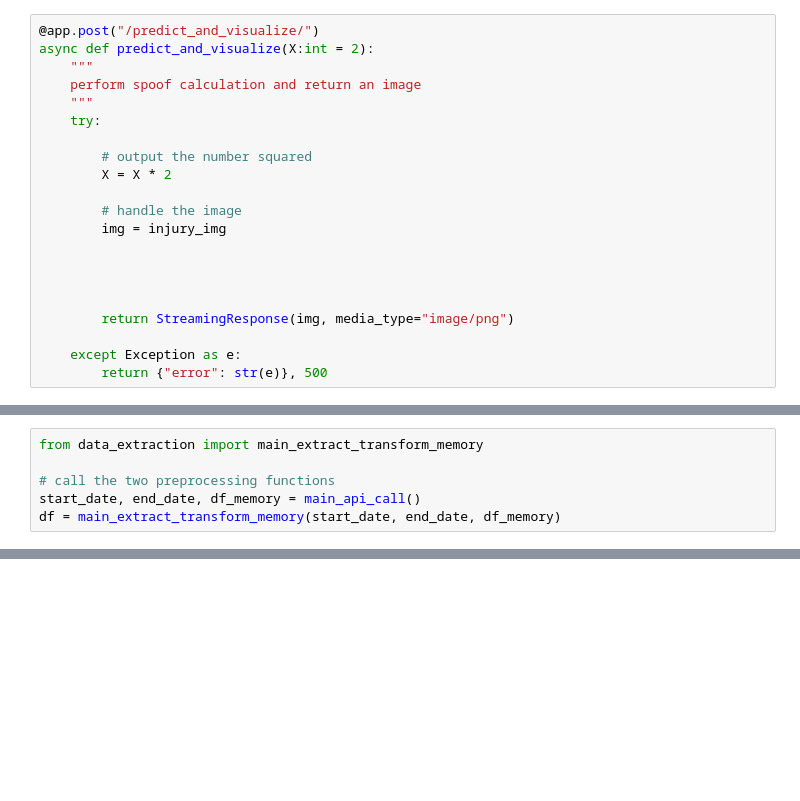
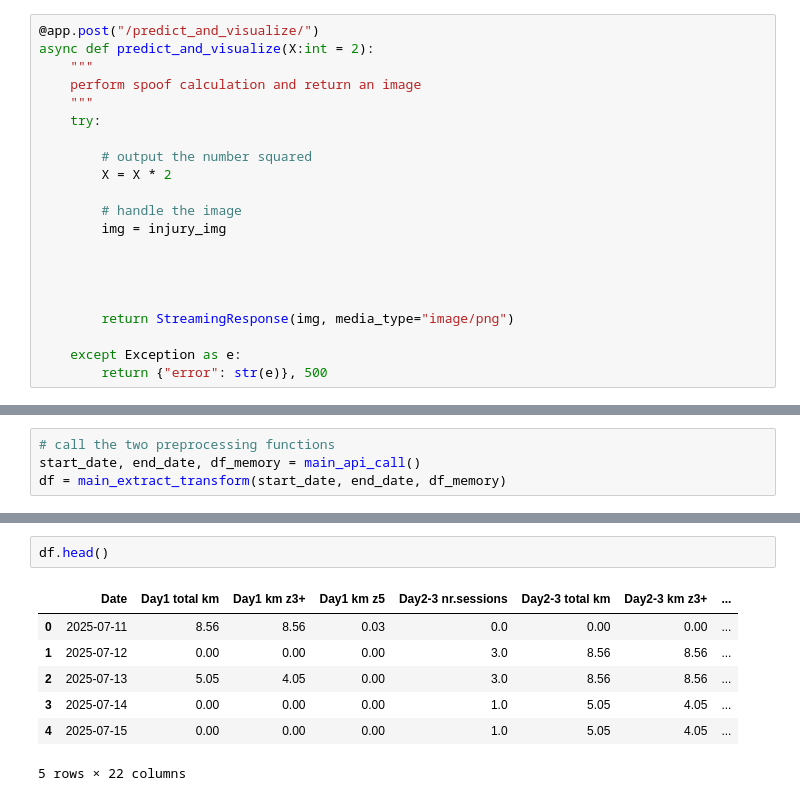
Before and after one commit to milooranm/RunningVolume_Injury, a Jupyter notebook: MVP2 notebooks/fastapi.ipynb, the cells around one changed output, grey strips where cells are left out. Drawn from its saved outputs; the diff is of its cells as text; blank space fills up the shorter version.

```diff
--- a/MVP2 notebooks/fastapi.ipynb
+++ b/MVP2 notebooks/fastapi.ipynb
@@ -93,6 +59,4 @@ Activity data for 'running_15-06-2025_19442388653.csv' loaded into DataFrame.
 # %%
-from data_extraction import main_extract_transform_memory
-
 # call the two preprocessing functions
 start_date, end_date, df_memory = main_api_call()
-df = main_extract_transform_memory(start_date, end_date, df_memory)
+df = main_extract_transform(start_date, end_date, df_memory)
@@ -98,0 +81,10 @@ df = main_extract_transform_memory(start_date, end_date, df_memory)
+# %%
+df.head()
+# %% [output]
+|  | Date | Day1 total km | Day1 km z3+ | Day1 km z5 | Day2-3 nr.sessions | Day2-3 total km | Day2-3 km z3+ | ... |
+| 0 | 2025-07-11 | 8.56 | 8.56 | 0.03 | 0.0 | 0.00 | 0.00 | ... |
+| 1 | 2025-07-12 | 0.00 | 0.00 | 0.00 | 3.0 | 8.56 | 8.56 | ... |
+| 2 | 2025-07-13 | 5.05 | 4.05 | 0.00 | 3.0 | 8.56 | 8.56 | ... |
+| 3 | 2025-07-14 | 0.00 | 0.00 | 0.00 | 1.0 | 5.05 | 4.05 | ... |
+| 4 | 2025-07-15 | 0.00 | 0.00 | 0.00 | 1.0 | 5.05 | 4.05 | ... |
+5 rows × 22 columns
```
Also changed, not shown: parts of 4 cells of this notebook, 3 other files.
